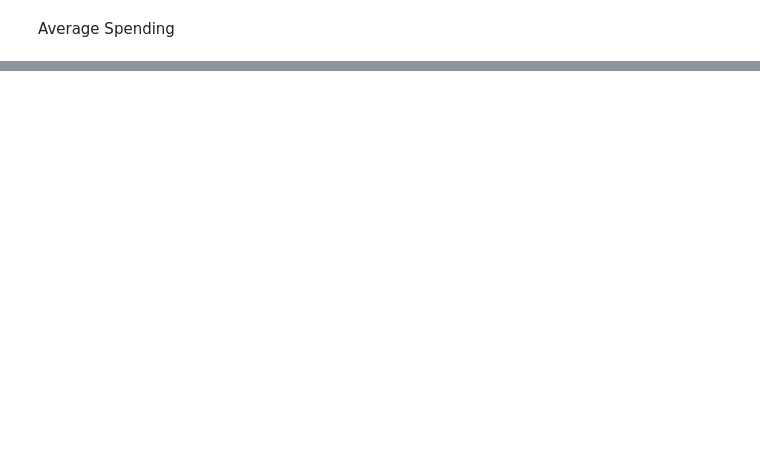
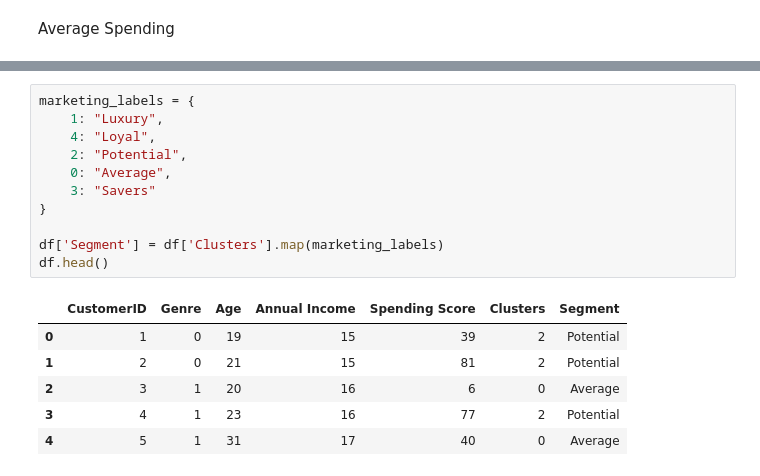
Before and after one commit to rameenhamad/Elvovo_ML_Internship_Tasks, a Jupyter notebook: 2_Customer_Segmentation.ipynb, the cells around one changed output, grey strips where cells are left out. Drawn from its saved outputs; the diff is of its cells as text; blank space fills up the shorter version.

```diff
--- a/2_Customer_Segmentation.ipynb
+++ b/2_Customer_Segmentation.ipynb
@@ -110,0 +112,18 @@ Clusters
+# %%
+marketing_labels = {
+    1: "Luxury",
+    4: "Loyal",
+    2: "Potential",
+    0: "Average",
+    3: "Savers"
+}
+
+df['Segment'] = df['Clusters'].map(marketing_labels)
+df.head()
+# %% [output]
+|  | CustomerID | Genre | Age | Annual Income | Spending Score | Clusters | Segment |
+| 0 | 1 | 0 | 19 | 15 | 39 | 2 | Potential |
+| 1 | 2 | 0 | 21 | 15 | 81 | 2 | Potential |
+| 2 | 3 | 1 | 20 | 16 | 6 | 0 | Average |
+| 3 | 4 | 1 | 23 | 16 | 77 | 2 | Potential |
+| 4 | 5 | 1 | 31 | 17 | 40 | 0 | Average |
```
Also changed, not shown: parts of 3 cells of this notebook.
